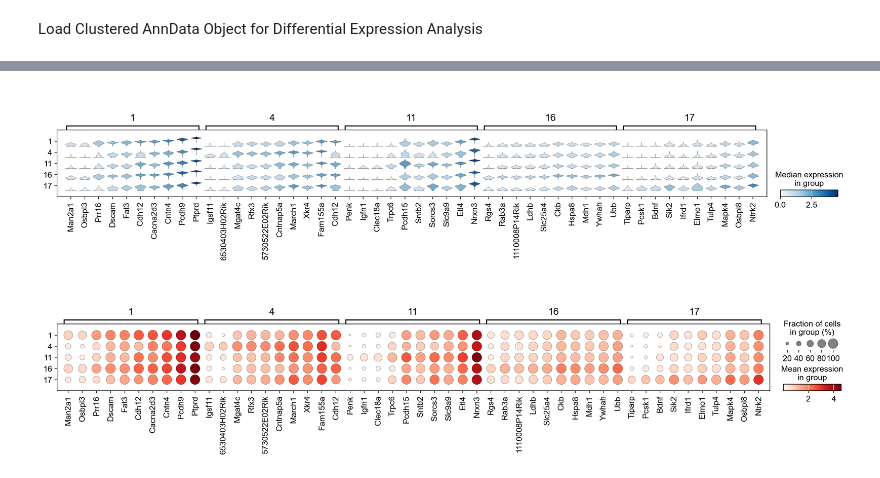
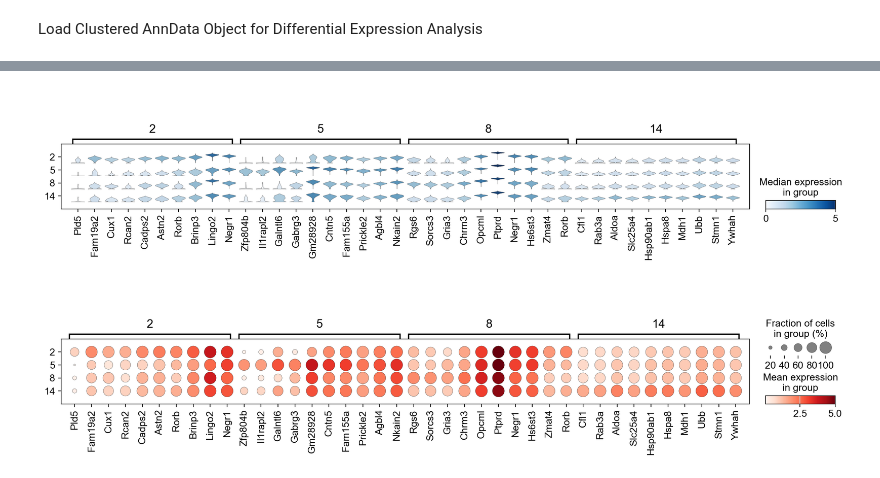
Before and after one commit to ryan-gorzek/trachtenberg-lab, a Jupyter notebook: transcriptomics/M1/split_glutamatergic_Mouse_M1.ipynb, the cells around one changed output, grey strips where cells are left out. Saved outputs shown, nothing was run; the diff lists cells and outputs as text; code cells hidden in the pictures.

Commit message:
Updates, add GABAergic clustering

```diff
--- a/transcriptomics/M1/split_glutamatergic_Mouse_M1.ipynb
+++ b/transcriptomics/M1/split_glutamatergic_Mouse_M1.ipynb
@@ -170,3 +161,3 @@ adata
 # %%
-adata.X = adata.raw.X
+adata.X = adata.raw.X.toarray()
 # %% [markdown]
@@ -190,0 +191,9 @@ results
+# %%
+import pandas as pd
+from ast import literal_eval
+
+results = pd.read_csv(data_path + "NSForest/L45_results_10000_15_10_6.csv").drop("Unnamed: 0", axis=1)
+results["clusterName"] = results["clusterName"].astype(str)
+results["NSForest_markers"] = results["NSForest_markers"].apply(literal_eval)
+results["binary_genes"] = results["binary_genes"].apply(literal_eval)
+results
@@ -191,9 +206,12 @@ results
+# %%
+mask = np.isin(adata.obs["subclass"], ["L45"])
+adata_masked = adata[mask, :]
 # %%
 markers = dict(zip(results['clusterName'], results['binary_genes']))
-sc.pl.stacked_violin(adata_l23, markers, groupby="leiden", swap_axes=False)
+sc.pl.stacked_violin(adata_masked, markers, groupby="leiden", swap_axes=False)
 # %% [output]
-[figure, old version]
+[figure, new version]
 # %%
-sc.pl.dotplot(adata_l23, markers, groupby="leiden", swap_axes=False)
+sc.pl.dotplot(adata_masked, markers, groupby="leiden", swap_axes=False)
 # %% [output]
-[figure, old version]
+[figure, new version]
```
Also changed, not shown: parts of 18 cells of this notebook, 3 other files.
